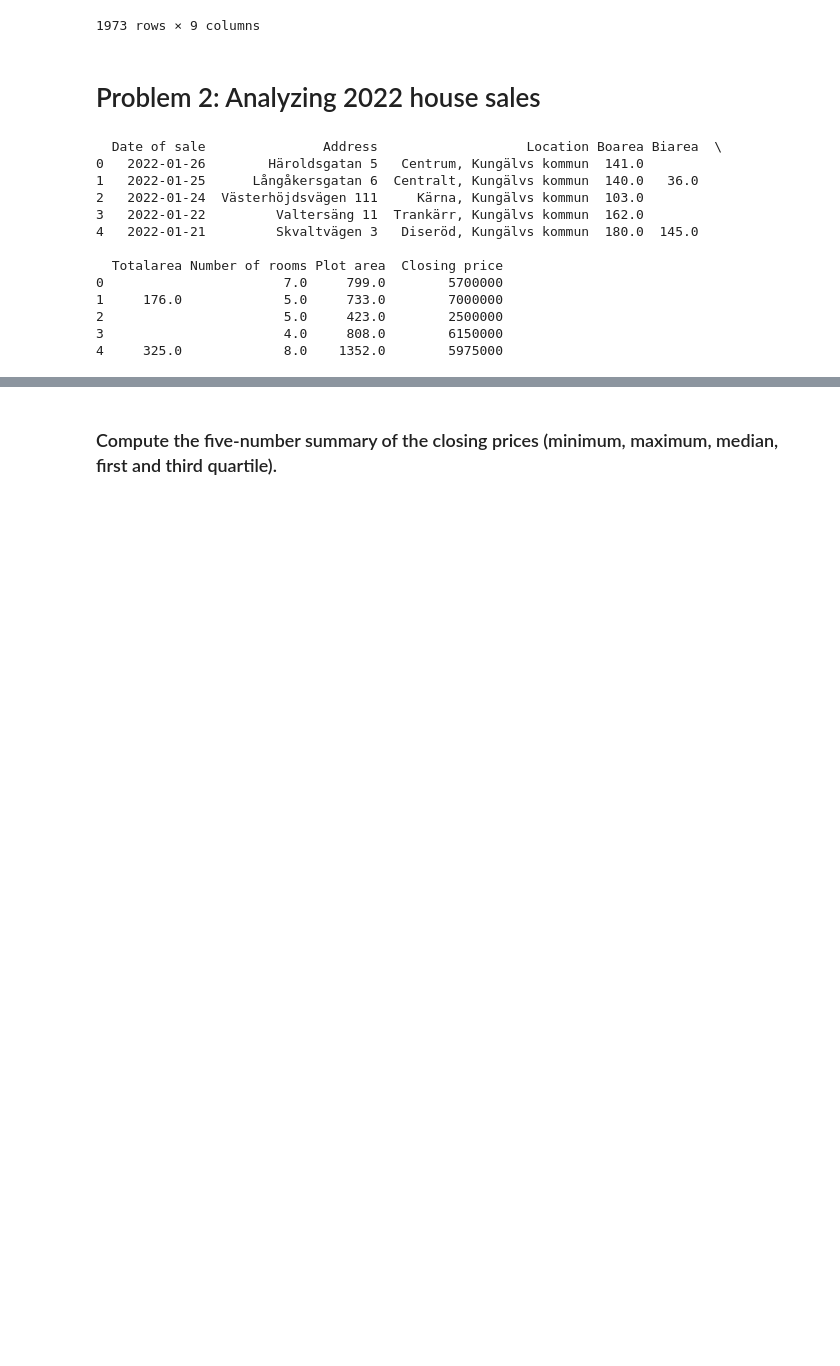
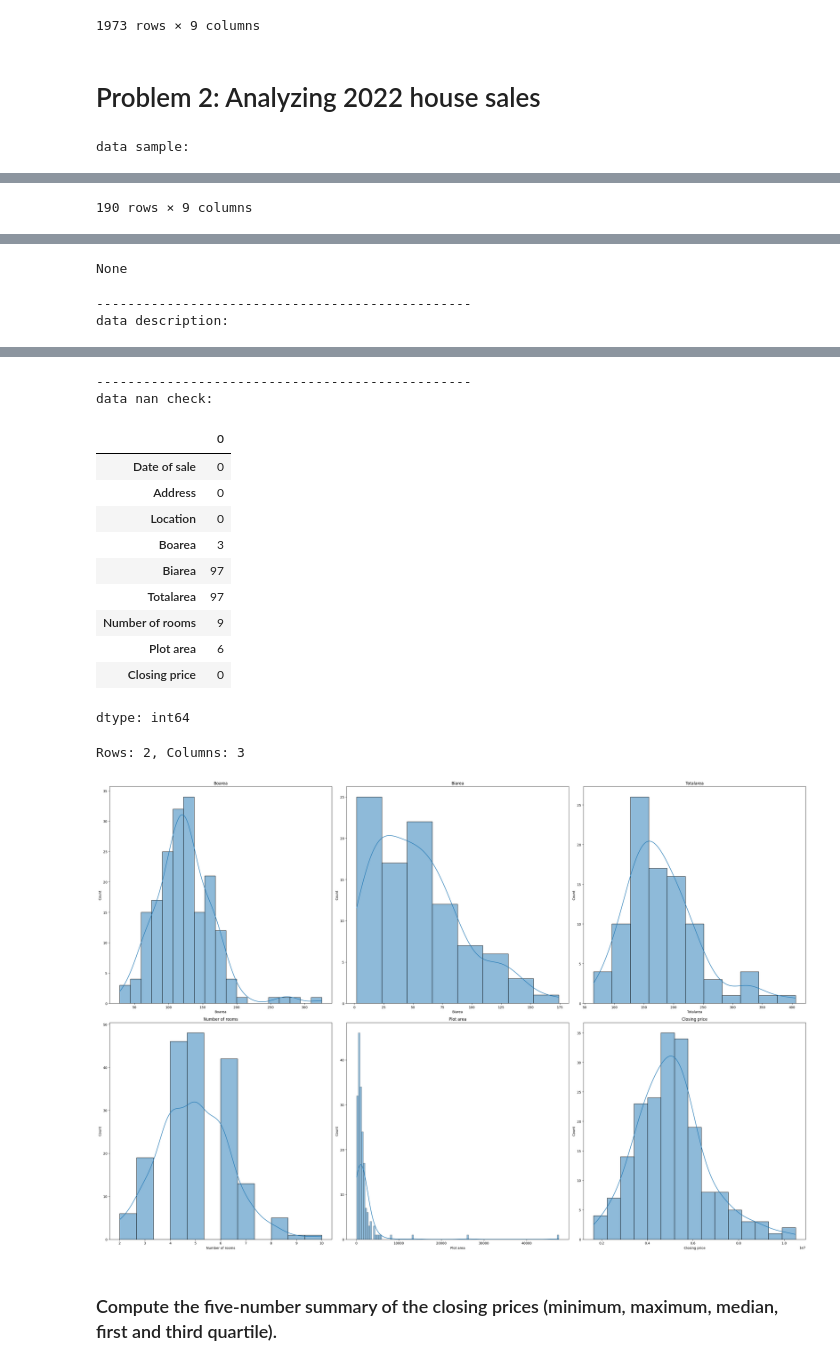
Before and after one commit to xvxnoah/Assignment_2_DAT565, a Jupyter notebook: assignment_2.ipynb, the cells around one changed output, grey strips where cells are left out. Saved outputs shown, nothing was run; the diff lists cells and outputs as text; code cells hidden in the pictures; blank space fills up the shorter version.

```diff
--- a/assignment_2.ipynb
+++ b/assignment_2.ipynb
@@ -239,20 +327,8 @@ df_2022 = df[df['Date of sale'].dt.year == 2022].copy()
 
 # Reset the index
 df_2022.reset_index(drop=True, inplace=True)
-
-# Display the first few rows of the 2022 data
-print(df_2022.head())
-# %% [output]
-  Date of sale               Address                   Location Boarea Biarea  \
-0   2022-01-26        Häroldsgatan 5   Centrum, Kungälvs kommun  141.0
-1   2022-01-25      Långåkersgatan 6  Centralt, Kungälvs kommun  140.0   36.0
-2   2022-01-24  Västerhöjdsvägen 111     Kärna, Kungälvs kommun  103.0
-3   2022-01-22         Valtersäng 11  Trankärr, Kungälvs kommun  162.0
-4   2022-01-21         Skvaltvägen 3   Diseröd, Kungälvs kommun  180.0  145.0
-
-  Totalarea Number of rooms Plot area  Closing price
-0                       7.0     799.0        5700000
-1     176.0             5.0     733.0        7000000
-2                       5.0     423.0        2500000
-3                       4.0     808.0        6150000
-4     325.0             8.0    1352.0        5975000
+# %%
+# Display the first few rows of the 2022 data
+data_visualizer(df_2022,displot_kind='kde')
+# %% [output]
+data sample:
@@ -258,0 +347 @@ print(df_2022.head())
+190 rows × 9 columns
@@ -258,0 +366,3 @@ print(df_2022.head())
+None
+------------------------------------------------
+data description:
@@ -259,3 +378,18 @@ print(df_2022.head())
+------------------------------------------------
+data nan check:
+|  | 0 |
+| Date of sale | 0 |
+| Address | 0 |
+| Location | 0 |
+| Boarea | 3 |
+| Biarea | 97 |
+| Totalarea | 97 |
+| Number of rooms | 9 |
+| Plot area | 6 |
+| Closing price | 0 |
+dtype: int64
+Rows: 2, Columns: 3
+[figure, added]
 # %% [markdown]
 ### Compute the five-number summary of the closing prices (minimum, maximum, median, first and third quartile).
 # %%
```
Also changed, not shown: parts of 7 cells of this notebook.
